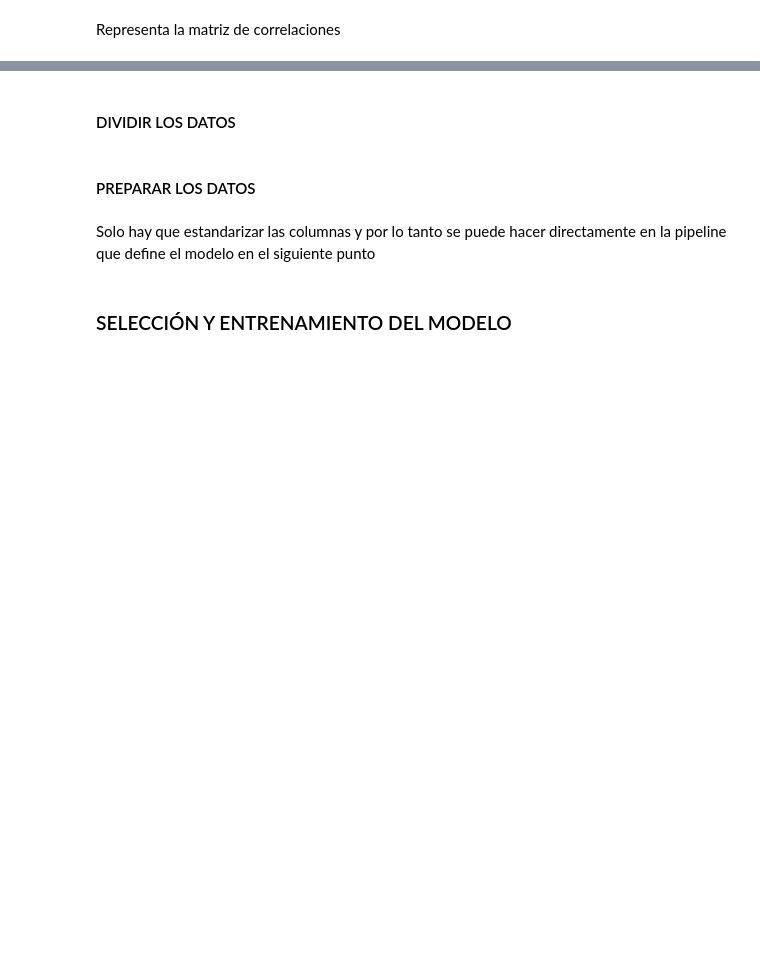
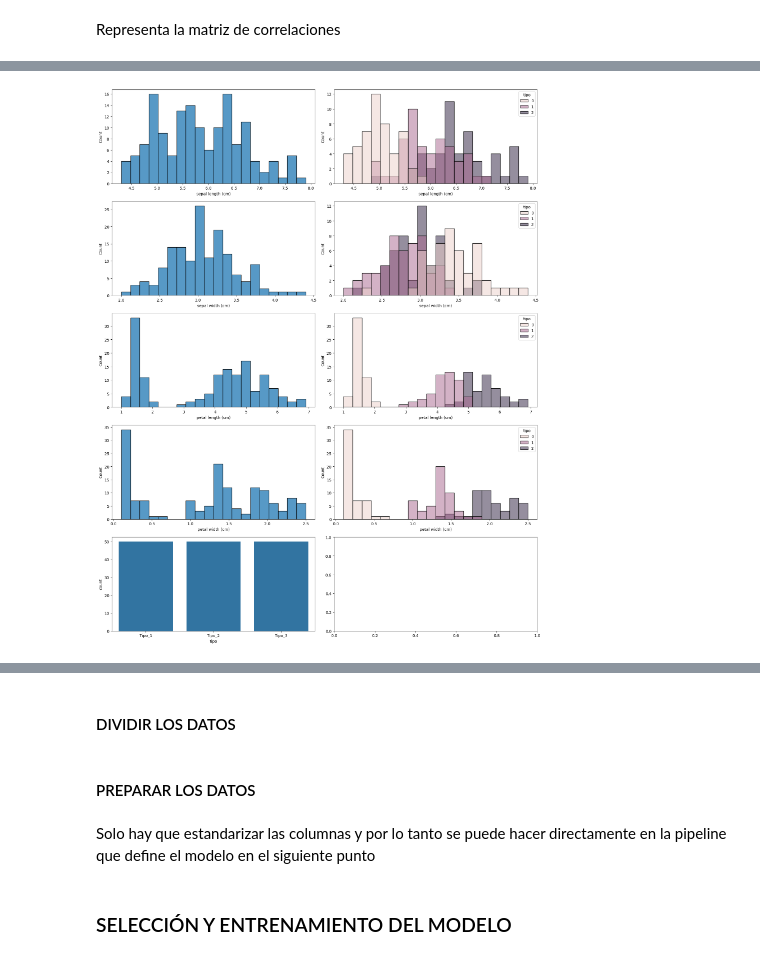
Before and after one commit to Elena2332/iabd, a Jupyter notebook: ia/sapa/2_11/2_11Ejercicios.ipynb, the cells around one changed output, grey strips where cells are left out. Saved outputs shown, nothing was run; the diff lists cells and outputs as text; code cells hidden in the pictures; blank space fills up the shorter version.

```diff
--- a/ia/sapa/2_11/2_11Ejercicios.ipynb
+++ b/ia/sapa/2_11/2_11Ejercicios.ipynb
@@ -307,2 +376,6 @@ Visualiza los datos
 # %% [markdown]
 Representa la matriz de correlaciones
+# %%
+df = X.copy()
+df['tipo'] = y
+df
@@ -308,0 +396,16 @@ Representa la matriz de correlaciones
+# %%
+fig, ax = plt.subplots(5, 2, figsize=(16, 20))
+ax = ax.flatten()
+cols_disc = df.select_dtypes(include=['float64'])
+i = 0
+for col in cols_disc.columns:
+    sns.histplot(data=df, x=col, ax=ax[i], bins=20, legend=None)
+    i+=1
+    sns.histplot(data=df, x=col, ax=ax[i], bins=20, hue='tipo')
+    i+=1
+sns.countplot(data=df,x='tipo',ax=ax[i]).set_xticklabels(labels=['Tipo_1','Tipo_2','Tipo_3'])
+# Para que no se me junten
+plt.tight_layout()
+plt.show()
+# %% [output]
+[figure, added]
```
Also changed, not shown: parts of 17 cells of this notebook, 2 other files.
